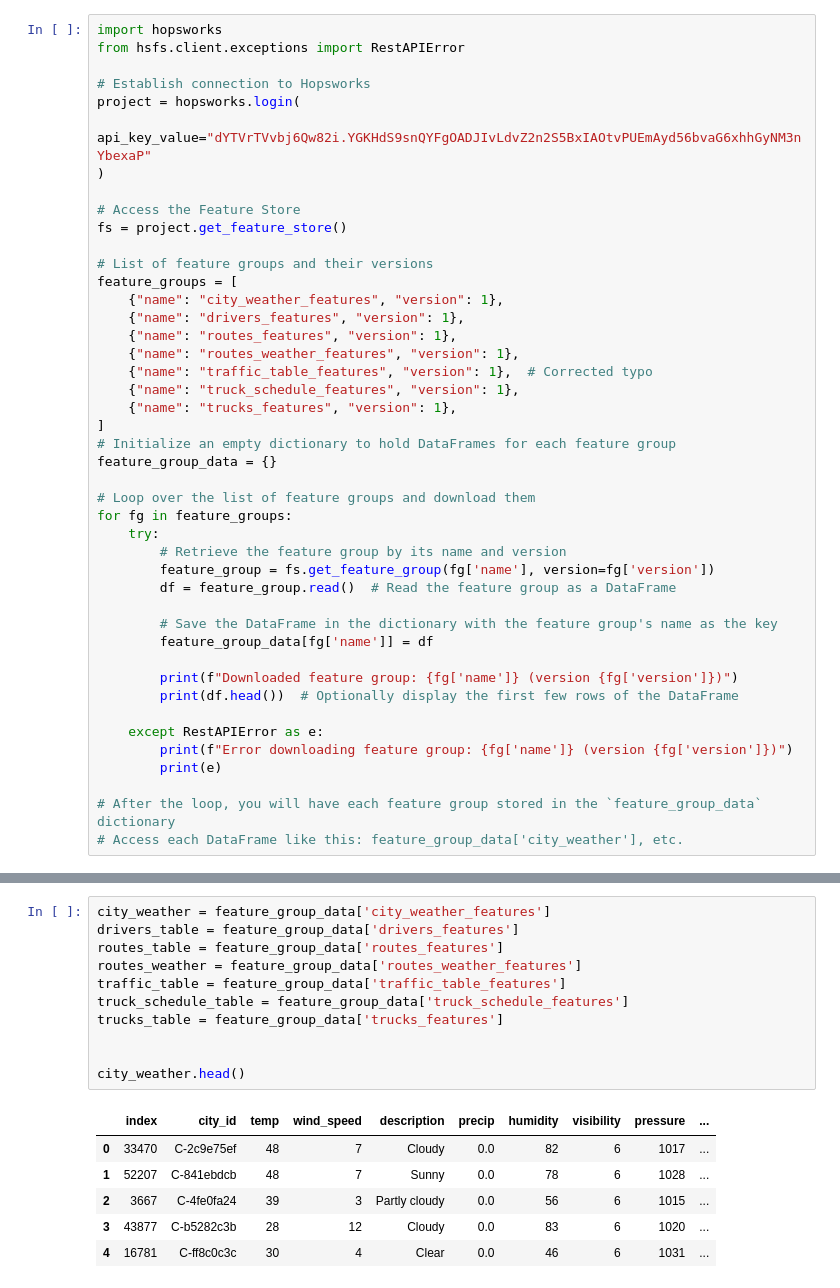
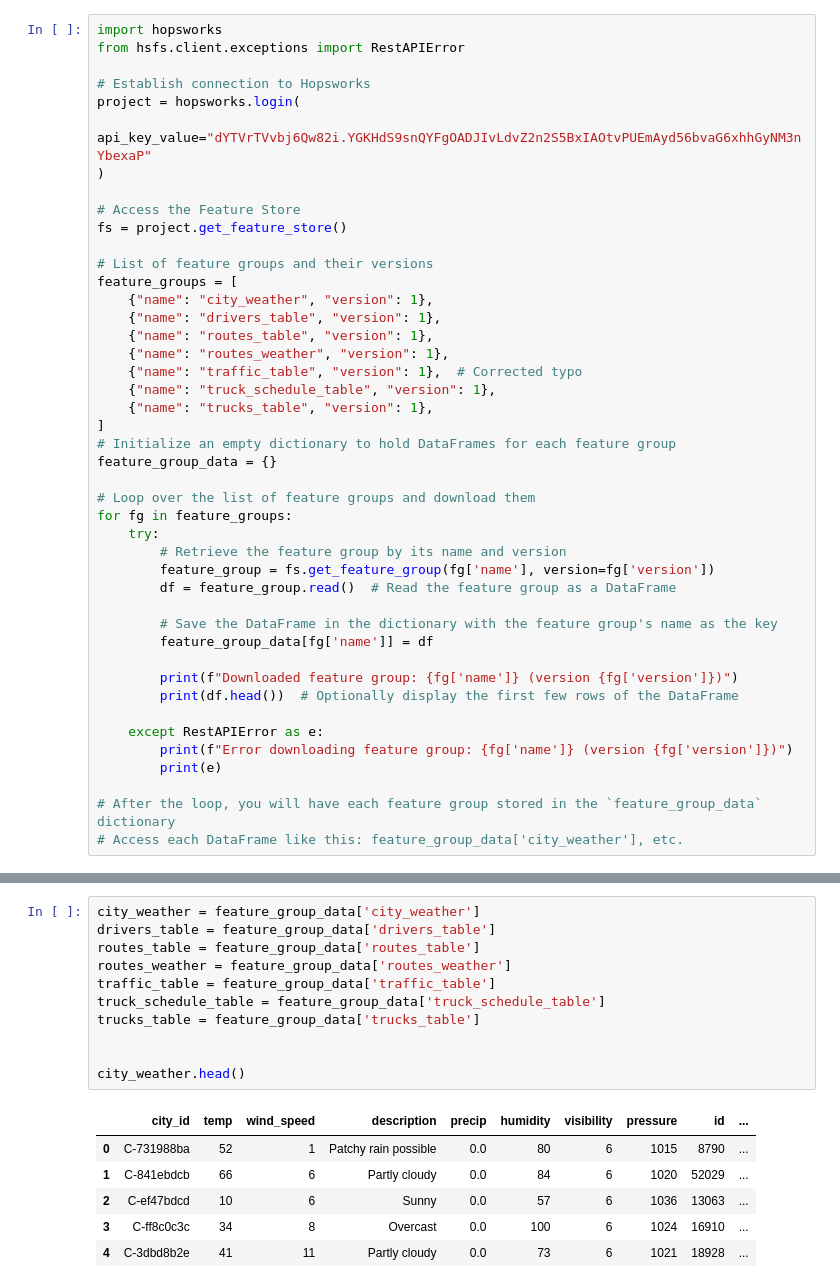
Before and after one commit to radhalpk/Truck_delay, a Jupyter notebook: notebooks/feature_store_merge.ipynb, the cells around one changed output, grey strips where cells are left out. Drawn from its saved outputs; the diff is of its cells as text.

```diff
--- a/notebooks/feature_store_merge.ipynb
+++ b/notebooks/feature_store_merge.ipynb
@@ -12,13 +12,13 @@ fs = project.get_feature_store()
 
 # List of feature groups and their versions
 feature_groups = [
-    {"name": "city_weather_features", "version": 1},
-    {"name": "drivers_features", "version": 1},
-    {"name": "routes_features", "version": 1},
-    {"name": "routes_weather_features", "version": 1},
-    {"name": "traffic_table_features", "version": 1},  # Corrected typo
-    {"name": "truck_schedule_features", "version": 1},
-    {"name": "trucks_features", "version": 1},
+    {"name": "city_weather", "version": 1},
+    {"name": "drivers_table", "version": 1},
+    {"name": "routes_table", "version": 1},
+    {"name": "routes_weather", "version": 1},
+    {"name": "traffic_table", "version": 1},  # Corrected typo
+    {"name": "truck_schedule_table", "version": 1},
+    {"name": "trucks_table", "version": 1},
 ]
 # Initialize an empty dictionary to hold DataFrames for each feature group
 feature_group_data = {}
@@ -67,21 +67,21 @@ dict_keys(['city_weather_features', 'drivers_features', 'routes_features', 'rout
 # %%
-city_weather = feature_group_data['city_weather_features']
-drivers_table = feature_group_data['drivers_features']
-routes_table = feature_group_data['routes_features']
-routes_weather = feature_group_data['routes_weather_features']
-traffic_table = feature_group_data['traffic_table_features']
-truck_schedule_table = feature_group_data['truck_schedule_features']
-trucks_table = feature_group_data['trucks_features']
+city_weather = feature_group_data['city_weather']
+drivers_table = feature_group_data['drivers_table']
+routes_table = feature_group_data['routes_table']
+routes_weather = feature_group_data['routes_weather']
+traffic_table = feature_group_data['traffic_table']
+truck_schedule_table = feature_group_data['truck_schedule_table']
+trucks_table = feature_group_data['trucks_table']
 
 
 city_weather.head()
 # %% [output]
-|  | index | city_id | temp | wind_speed | description | precip | humidity | visibility | pressure | ... |
-| 0 | 33470 | C-2c9e75ef | 48 | 7 | Cloudy | 0.0 | 82 | 6 | 1017 | ... |
-| 1 | 52207 | C-841ebdcb | 48 | 7 | Sunny | 0.0 | 78 | 6 | 1028 | ... |
-| 2 | 3667 | C-4fe0fa24 | 39 | 3 | Partly cloudy | 0.0 | 56 | 6 | 1015 | ... |
-| 3 | 43877 | C-b5282c3b | 28 | 12 | Cloudy | 0.0 | 83 | 6 | 1020 | ... |
-| 4 | 16781 | C-ff8c0c3c | 30 | 4 | Clear | 0.0 | 46 | 6 | 1031 | ... |
+|  | city_id | temp | wind_speed | description | precip | humidity | visibility | pressure | id | ... |
+| 0 | C-731988ba | 52 | 1 | Patchy rain possible | 0.0 | 80 | 6 | 1015 | 8790 | ... |
+| 1 | C-841ebdcb | 66 | 6 | Partly cloudy | 0.0 | 84 | 6 | 1020 | 52029 | ... |
+| 2 | C-ef47bdcd | 10 | 6 | Sunny | 0.0 | 57 | 6 | 1036 | 13063 | ... |
+| 3 | C-ff8c0c3c | 34 | 8 | Overcast | 0.0 | 100 | 6 | 1024 | 16910 | ... |
+| 4 | C-3dbd8b2e | 41 | 11 | Partly cloudy | 0.0 | 73 | 6 | 1021 | 18928 | ... |
 # %%
 routes_weather.head()
 # %% [output]
```
Also changed, not shown: parts of 16 cells of this notebook, 1 other file.
